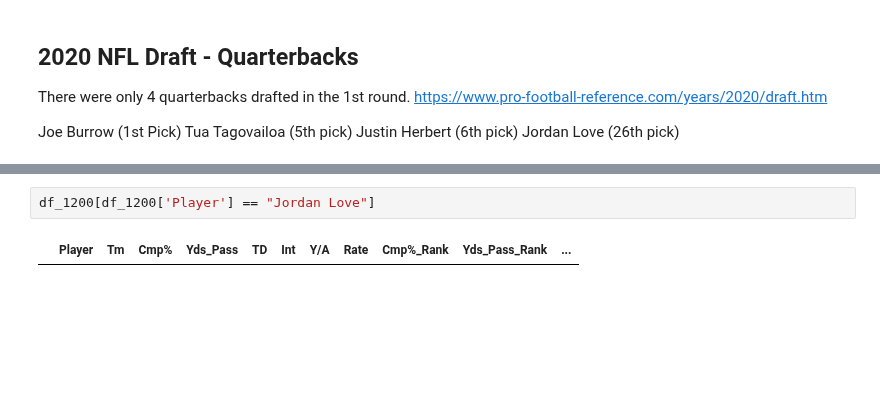
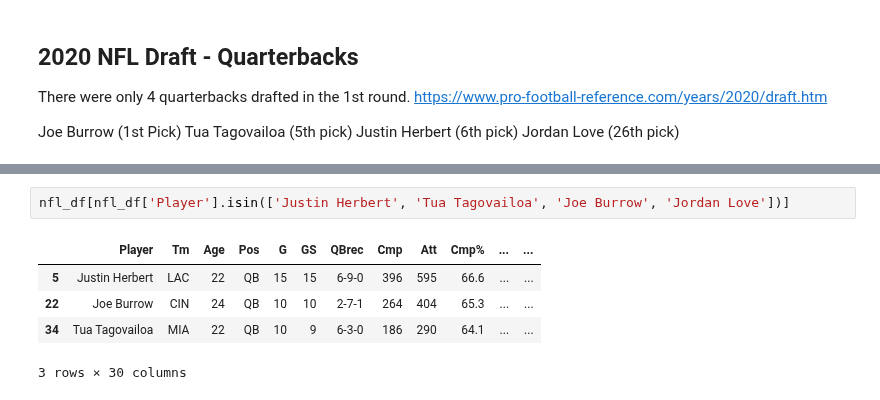
Before and after one commit to aclao89/NFL_Stats, a Jupyter notebook: NFL QB Passing.ipynb, the cells around one changed output, grey strips where cells are left out. Saved outputs shown, nothing was run; the diff lists cells and outputs as text; blank space fills up the shorter version.

```diff
--- a/NFL QB Passing.ipynb
+++ b/NFL QB Passing.ipynb
@@ -640,4 +641,8 @@ df_1200[df_1200['Player'] == "Jordan Love"]
-# %%
-df_1200[df_1200['Player'] == "Jordan Love"]
-# %% [output]
-|  | Player | Tm | Cmp% | Yds_Pass | TD | Int | Y/A | Rate | Cmp%_Rank | Yds_Pass_Rank | ... |
+# %%
+nfl_df[nfl_df['Player'].isin(['Justin Herbert', 'Tua Tagovailoa', 'Joe Burrow', 'Jordan Love'])]
+# %% [output]
+|  | Player | Tm | Age | Pos | G | GS | QBrec | Cmp | Att | Cmp% | ... | ... |
+| 5 | Justin Herbert | LAC | 22 | QB | 15 | 15 | 6-9-0 | 396 | 595 | 66.6 | ... | ... |
+| 22 | Joe Burrow | CIN | 24 | QB | 10 | 10 | 2-7-1 | 264 | 404 | 65.3 | ... | ... |
+| 34 | Tua Tagovailoa | MIA | 22 | QB | 10 | 9 | 6-3-0 | 186 | 290 | 64.1 | ... | ... |
+3 rows × 30 columns
```
Also changed, not shown: parts of 5 cells of this notebook.
